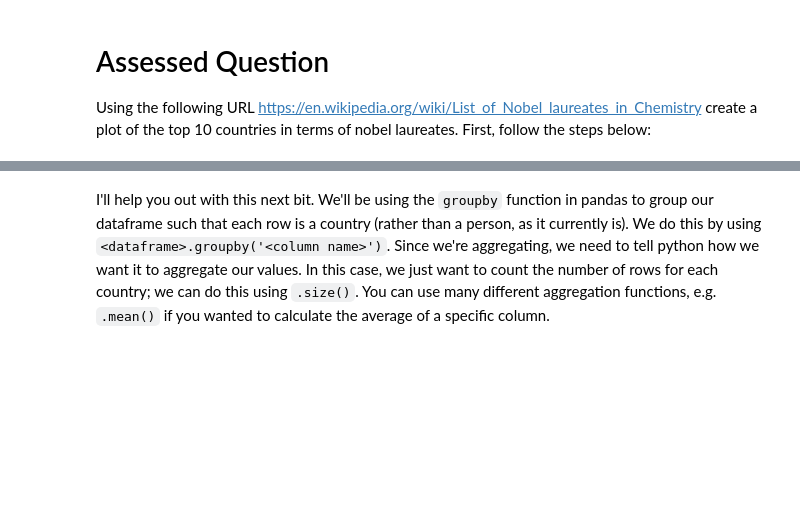
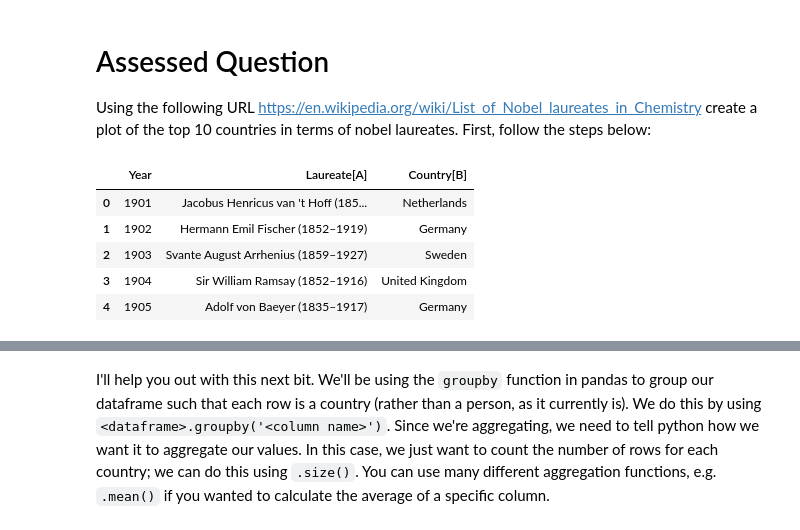
Before and after one commit to LYK0608/My-QM2, a Jupyter notebook: notebooks/W02. Pandas.ipynb, the cells around one changed output, grey strips where cells are left out. Cells and saved outputs as stored; diff of their text form; code cells hidden in the pictures; blank space fills up the shorter version.

```diff
--- a/notebooks/W02. Pandas.ipynb
+++ b/notebooks/W02. Pandas.ipynb
@@ -397,4 +421,18 @@ Using the following URL https://en.wikipedia.org/wiki/List_of_Nobel_laureates_in
 # %%
 # scrape the table of Nobel Laureates in Chemistry using read_html. remember, this gives us a LIST of dataframes! lets call this list chem_tables
 
-# select the first dataframe from this list and call it chem
+import pandas as pd
+import matplotlib.pyplot as plt
+url = "https://en.wikipedia.org/wiki/List_of_Nobel_laureates_in_Chemistry"
+tables=pandas.read_html(url)
+chem = tables[0]
+chem_clean = chem_clean[chem_clean['Laureate[A]'] != 'Not awarded']
+chem_clean_again = chem_clean[['Year', 'Laureate[A]', 'Country[B]']]
+chem_clean_again.head()
+# %% [output]
+|  | Year | Laureate[A] | Country[B] |
+| 0 | 1901 | Jacobus Henricus van 't Hoff (185... | Netherlands |
+| 1 | 1902 | Hermann Emil Fischer (1852–1919) | Germany |
+| 2 | 1903 | Svante August Arrhenius (1859–1927) | Sweden |
+| 3 | 1904 | Sir William Ramsay (1852–1916) | United Kingdom |
+| 4 | 1905 | Adolf von Baeyer (1835–1917) | Germany |
```
Also changed, not shown: parts of 18 cells of this notebook.
